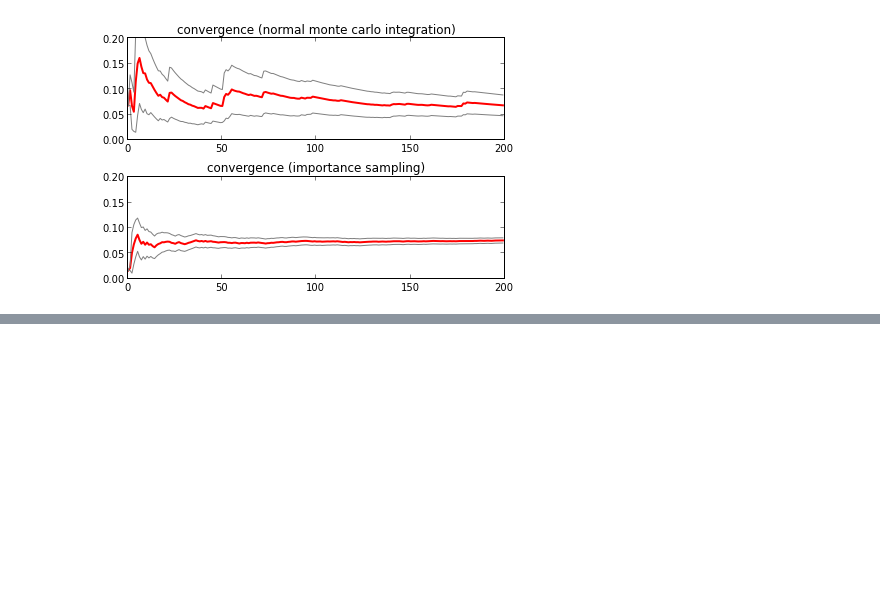
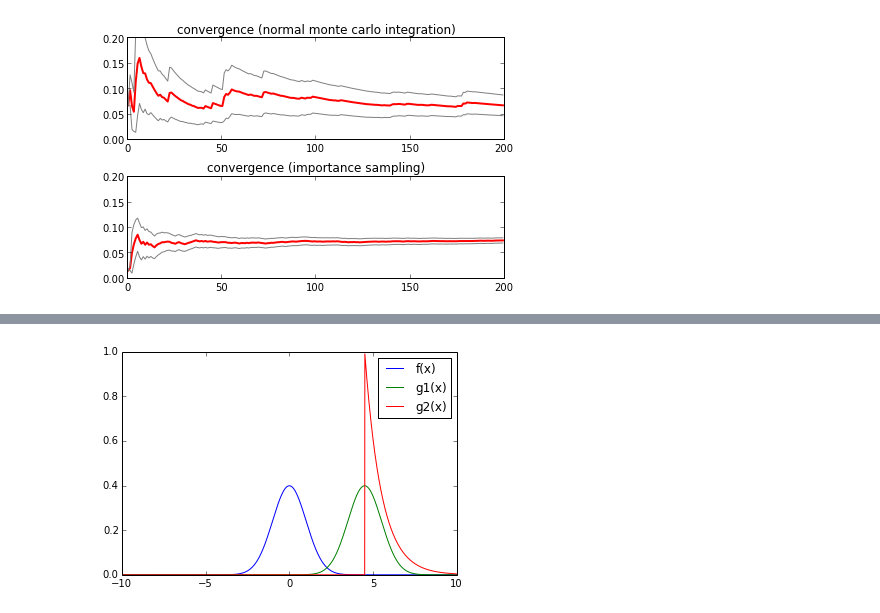
Before and after one commit to aidiary/PRML, a Jupyter notebook: ch11/importance_sampling.ipynb, the cells around one changed output, grey strips where cells are left out. Saved outputs shown, nothing was run; the diff lists cells and outputs as text; code cells hidden in the pictures; blank space fills up the shorter version.

```diff
--- a/ch11/importance_sampling.ipynb
+++ b/ch11/importance_sampling.ipynb
@@ -192,3 +192,88 @@ normal monte carlo integrationi: 0.0685667718786
 importance sampling: 0.0754686162571
 [figure]
 [figure]
+# %%
+import numpy as np
+import matplotlib.pyplot as plt
+import scipy.integrate
+from scipy.stats import norm, expon
+
+# Rによるモンテカルロ法入門の例3.5
+
+a = 4.5
+
+# サンプリング数
+N = 500
+
+# 被積分関数
+f = norm.pdf
+h = lambda x: x > a
+y = lambda x: h(x) * f(x)
+
+# scipy.integrateでの積分
+I = scipy.integrate.quad(y, -np.inf, np.inf)[0]
+print "scipy.integrate:", I
+
+# 通常のモンテカルロ積分の場合
+x = norm.rvs(size=N)
+I = np.mean(h(x))
+print "normal monte carlo integration:", I
+
+# (1) 重点関数として平均が4.5の正規分布を使用した重点サンプリング
+
+g1 = norm(loc=a, scale=1).pdf
+x1 = norm(loc=a, scale=1).rvs(size=N)
+I = np.mean(f(x1) / g1(x1) * h(x1))
+print "importance sampling (norm):", I
+
+# (2) 重点関数としてaで切り詰められた指数分布を使用した重点サンプリング
+
+def g2(xlist, a):
+    """aで切り詰められた指数分布
+    TODO: Vectorizationを使った効率的な実装は？"""
+    result = []
+    for x in xlist:
+        if x < a: result.append(0)
+        else: result.append(np.exp(-(x - 4.5)))
+    return result
+
+# g2は独自定義の関数であるため直接サンプリングできない
+# g2はグラフ描画用として使う
+# サンプリングはloc=0の指数分布のサンプルにaを加える（右にずらす）ことで代替する
+x2 = expon(loc=0, scale=1).rvs(size=N) + a
+I = np.mean(f(x2) / g2(x2, a) * h(x2))
+print "importance sampling (truncated expon):", I
+
+# グラフ描画
+ix = np.arange(-10, 10, 0.01)
+plt.plot(ix, f(ix), label="f(x)")
+plt.plot(ix, g1(ix), label="g1(x)")
+plt.plot(ix, g2(ix, a), label="g2(x)")
+plt.legend(loc="best")
+plt.show()
+
+# 収束性の評価
+
+plt.subplot(211)
+x1 = f(x1) / g1(x1) * h(x1)
+estint = np.cumsum(x1) / np.arange(1, N + 1)
+esterr = np.sqrt(np.cumsum((x1 - estint) ** 2)) / np.arange(1, N + 1)
+plt.plot(estint, color='red', linewidth=2)
+plt.plot(estint + 2 * esterr, color='gray')
+plt.plot(estint - 2 * esterr, color='gray')
+plt.title("convergence (g = norm)")
+plt.ylim([0, 8e-6])
+
+plt.subplot(212)
+x2 = f(x2) / g2(x2, a) * h(x2)
+estint = np.cumsum(x2) / np.arange(1, N + 1)
+esterr = np.sqrt(np.cumsum((x2 - estint) ** 2)) / np.arange(1, N + 1)
+plt.plot(estint, color='red', linewidth=2)
+plt.plot(estint + 2 * esterr, color='gray')
+plt.plot(estint - 2 * esterr, color='gray')
+plt.title("convergence (g = truncated expon)")
+plt.ylim([0, 8e-6])
+
+plt.tight_layout()
+plt.show()
+# %% [output]
@@ -194,0 +284 @@ importance sampling: 0.0754686162571
+[figure, added]
```
Also changed, not shown: parts of 4 cells of this notebook.
